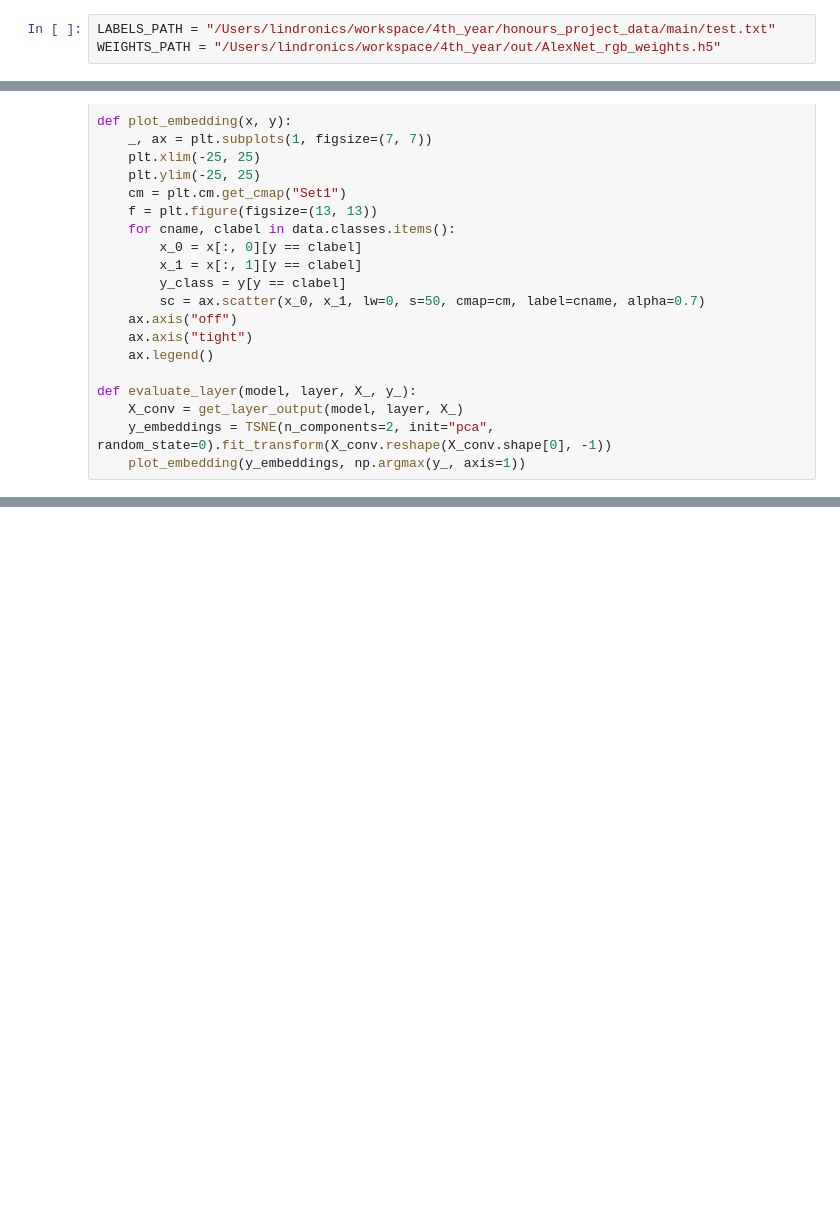
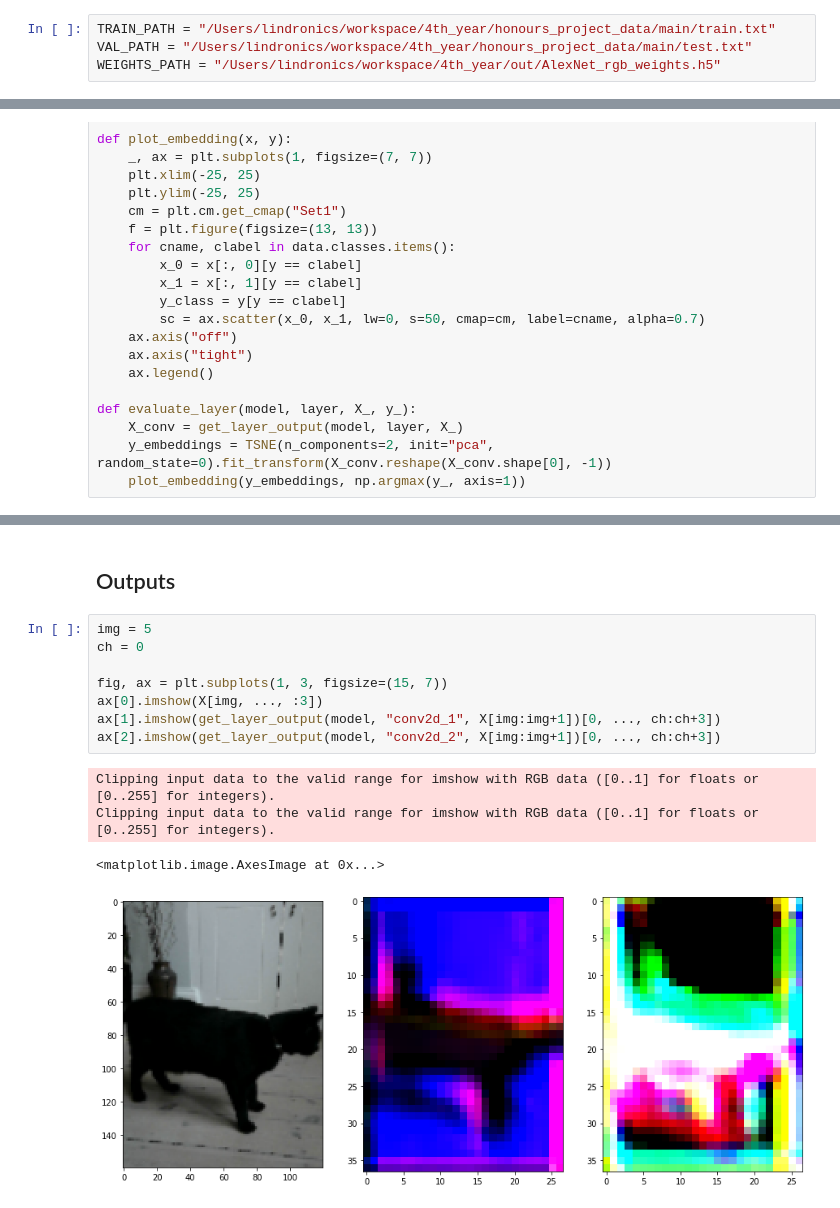
Before and after one commit to Lindronics/honours_project, a Jupyter notebook: notebooks/analysis/visualisation.ipynb, the cells around one changed output, grey strips where cells are left out. Drawn from its saved outputs; the diff is of its cells as text; blank space fills up the shorter version.

```diff
--- a/notebooks/analysis/visualisation.ipynb
+++ b/notebooks/analysis/visualisation.ipynb
@@ -14,3 +18,4 @@ from dataset import Dataset
 # %%
-LABELS_PATH = "/Users/lindronics/workspace/4th_year/honours_project_data/main/test.txt"
+TRAIN_PATH = "/Users/lindronics/workspace/4th_year/honours_project_data/main/train.txt"
+VAL_PATH = "/Users/lindronics/workspace/4th_year/honours_project_data/main/test.txt"
 WEIGHTS_PATH = "/Users/lindronics/workspace/4th_year/out/AlexNet_rgb_weights.h5"
@@ -179 +186,16 @@ Wall time: 4.56 s
 <Figure size 936x936 with 0 Axes>
+# %% [markdown]
+## Outputs
+# %%
+img = 5
+ch = 0
+
+fig, ax = plt.subplots(1, 3, figsize=(15, 7))
+ax[0].imshow(X[img, ..., :3])
+ax[1].imshow(get_layer_output(model, "conv2d_1", X[img:img+1])[0, ..., ch:ch+3])
+ax[2].imshow(get_layer_output(model, "conv2d_2", X[img:img+1])[0, ..., ch:ch+3])
+# %% [output]
+Clipping input data to the valid range for imshow with RGB data ([0..1] for floats or [0..255] for integers).
+Clipping input data to the valid range for imshow with RGB data ([0..1] for floats or [0..255] for integers).
+<matplotlib.image.AxesImage at 0x...>
+[figure, added]
```
Also changed, not shown: parts of 17 cells of this notebook.
